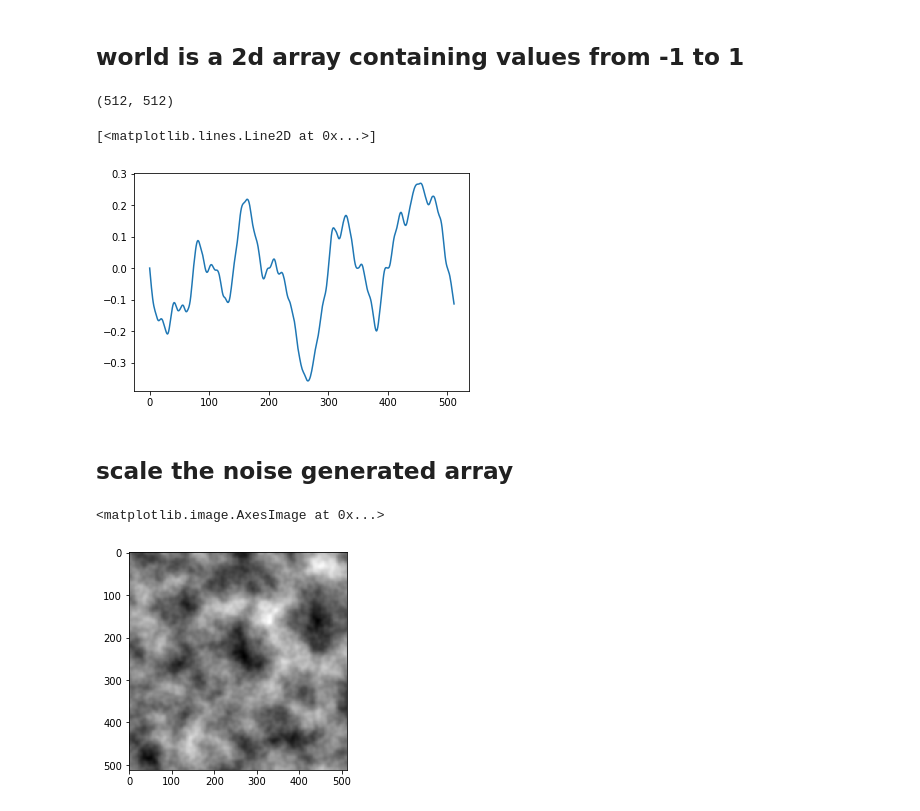
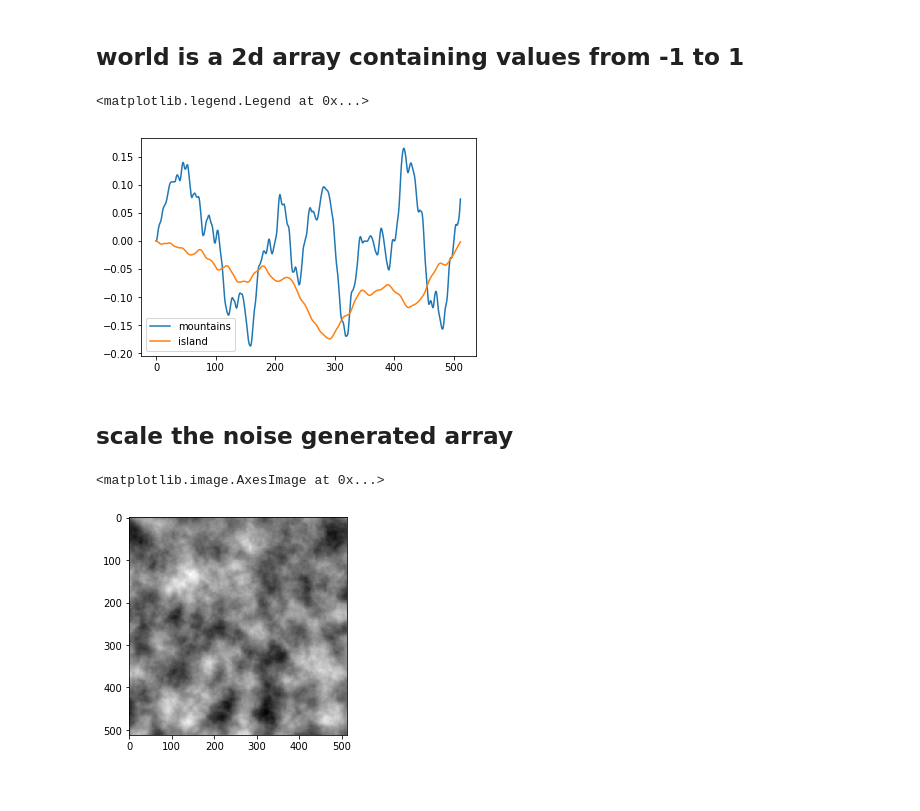
Before and after one commit to cmanon/python-pcg, a Jupyter notebook: PerlinNoise.ipynb, the cells around one changed output. Saved outputs shown, nothing was run; the diff lists cells and outputs as text; code cells hidden in the pictures.

```diff
--- a/PerlinNoise.ipynb
+++ b/PerlinNoise.ipynb
@@ -6,14 +6,14 @@ import scipy
 from PIL import Image
 %matplotlib inline
 # %%
-def generate_world(width = 512, height = 512, scale = 100.0, octaves = 6, persistence = 0.5, lacunarity = 2.0):
+def generate_terrain(width = 512, height = 512, scale = 100.0, octaves = 6, persistence = 0.5, lacunarity = 2.0):
     shape = (width, height)
     seed = np.random.randint(0,100)
 
-    world = np.zeros(shape)
+    image = np.zeros(shape)
     for i in range(shape[0]):
         for j in range(shape[1]):
-            world[i][j] = noise.pnoise2(i/scale,
+            image[i][j] = noise.pnoise2(i/scale,
                                         j/scale,
                                         octaves=octaves,
                                         persistence=persistence,
@@ -23,4 +23,4 @@ def generate_world(width = 512, height = 512, scale = 100.0, octaves = 6, persis
                                         base=seed)
 
 
-    return world
+    return image
@@ -31,4 +50,2 @@ world = generate_world(octaves = 4)
-# %%
-world.shape
-# %% [output]
-(512, 512)
+# %%
+mountains = generate_terrain(octaves = 5)
@@ -35,20 +54,22 @@ world.shape
 # %%
 plt.figure()
-plt.plot(world[0])
+plt.plot(mountains[0], label='mountains')
+plt.plot(island[0], label='island')
+plt.legend()
 # %% [output]
-[<matplotlib.lines.Line2D at 0x...>]
+<matplotlib.legend.Legend at 0x...>
-[figure, old version]
+[figure, new version]
 # %% [markdown]
 ## scale the noise generated array
 # %%
 def normalize_array(image):
     # Normalize an array to a 0 - 255 value
     min = np.min(image)
     max = np.max(image)
     return np.uint8((image - min) * 255/(max - min))
 
-image = Image.fromarray(normalize_array(world), 'P')
-plt.imshow(image)
+mountains_image = Image.fromarray(normalize_array(mountains), 'P')
+plt.imshow(mountains_image)
 # %% [output]
 <matplotlib.image.AxesImage at 0x...>
-[figure, old version]
+[figure, new version]
```
Also changed, not shown: parts of 5 cells of this notebook, 2 other files.
